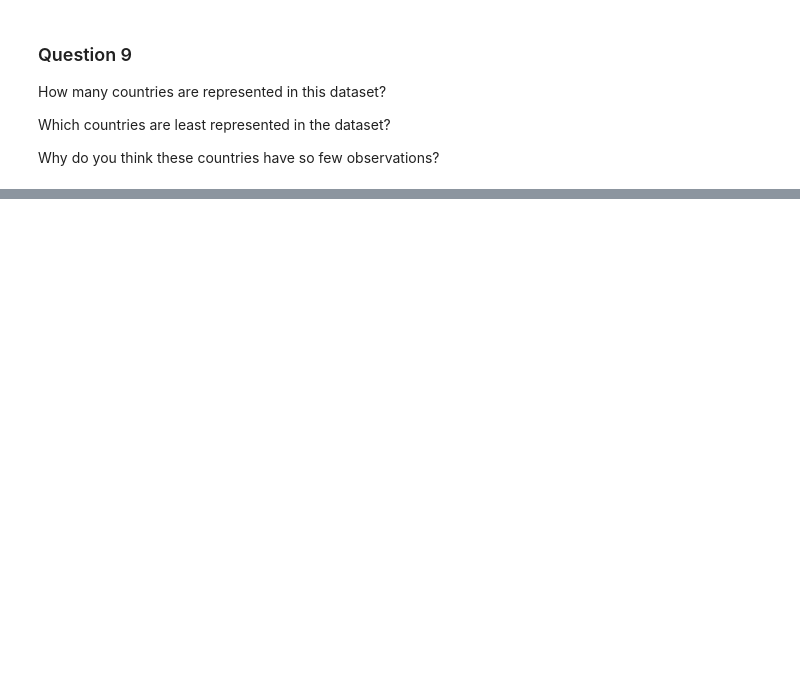
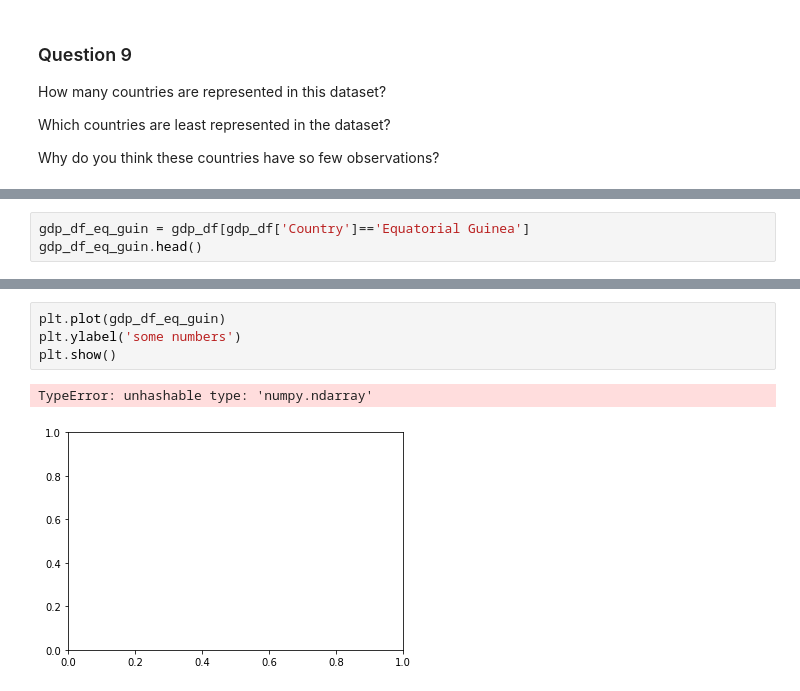
Before and after one commit to nss-data-science-cohort-4/dq1-undata-savyrosea, a Jupyter notebook: notebooks/UN_Data_Exploration.ipynb, the cells around one changed output, grey strips where cells are left out. Cells and saved outputs as stored; diff of their text form; blank space fills up the shorter version.

```diff
--- a/notebooks/UN_Data_Exploration.ipynb
+++ b/notebooks/UN_Data_Exploration.ipynb
@@ -175,0 +283,3 @@ Looks like half of a normal distribution that got cut off at zero. Skewed to the
+# %%
+gdp_df_eq_guin = gdp_df[gdp_df['Country']=='Equatorial Guinea']
+gdp_df_eq_guin.head()
@@ -175,0 +293,7 @@ Looks like half of a normal distribution that got cut off at zero. Skewed to the
+# %%
+plt.plot(gdp_df_eq_guin)
+plt.ylabel('some numbers')
+plt.show()
+# %% [output]
+TypeError: unhashable type: 'numpy.ndarray'
+[figure, added]
```
Also changed, not shown: parts of 25 cells of this notebook.
